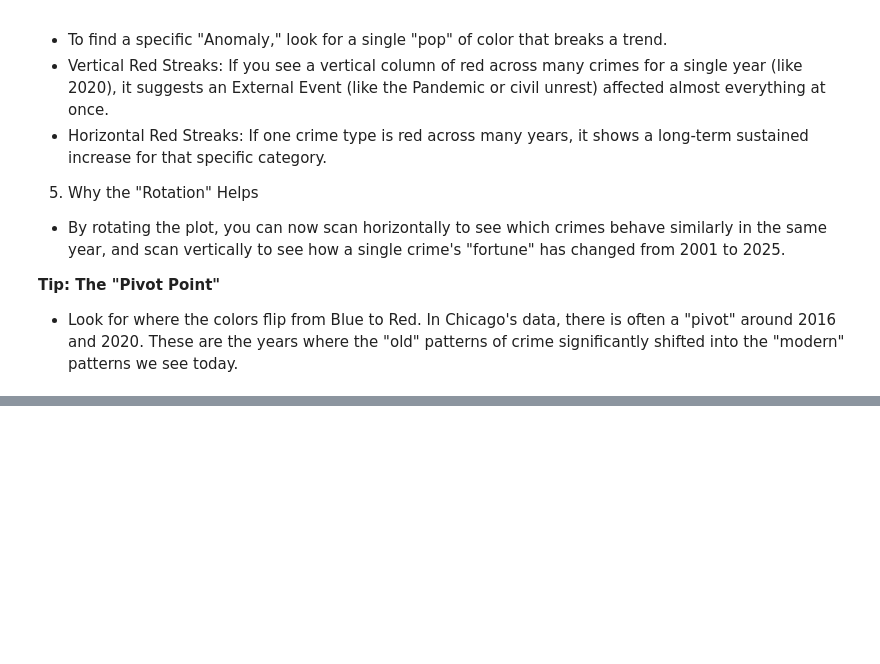
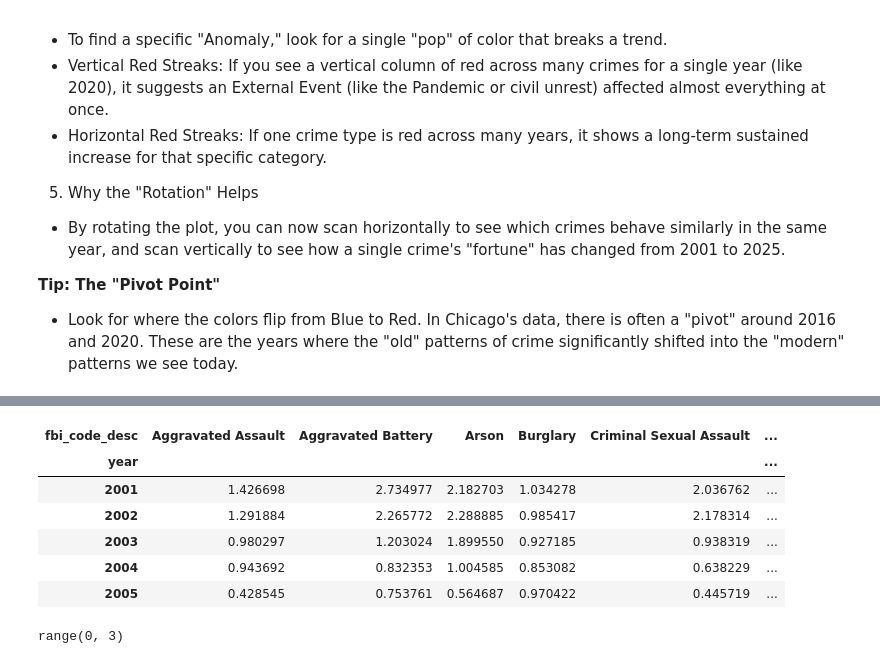
Before and after one commit to SirErikPak/ChicagoCrime, a Jupyter notebook: Notebook/ChicagoCrimeDataAnalysis.ipynb, the cells around one changed output, grey strips where cells are left out. Saved outputs shown, nothing was run; the diff lists cells and outputs as text; code cells hidden in the pictures; blank space fills up the shorter version.

```diff
--- a/Notebook/ChicagoCrimeDataAnalysis.ipynb
+++ b/Notebook/ChicagoCrimeDataAnalysis.ipynb
@@ -216,0 +344,14 @@ plt.show()
+# %%
+z_score.T.head()
+# %% [output]
+| fbi_code_desc | Aggravated Assault | Aggravated Battery | Arson | Burglary | Criminal Sexual Assault | ... |
+| year |  |  |  |  |  | ... |
+| 2001 | 1.426698 | 2.734977 | 2.182703 | 1.034278 | 2.036762 | ... |
+| 2002 | 1.291884 | 2.265772 | 2.288885 | 0.985417 | 2.178314 | ... |
+| 2003 | 0.980297 | 1.203024 | 1.899550 | 0.927185 | 0.938319 | ... |
+| 2004 | 0.943692 | 0.832353 | 1.004585 | 0.853082 | 0.638229 | ... |
+| 2005 | 0.428545 | 0.753761 | 0.564687 | 0.970422 | 0.445719 | ... |
+# %%
+range(len(T))
+# %% [output]
+range(0, 3)
```
Also changed, not shown: parts of 18 cells of this notebook.
